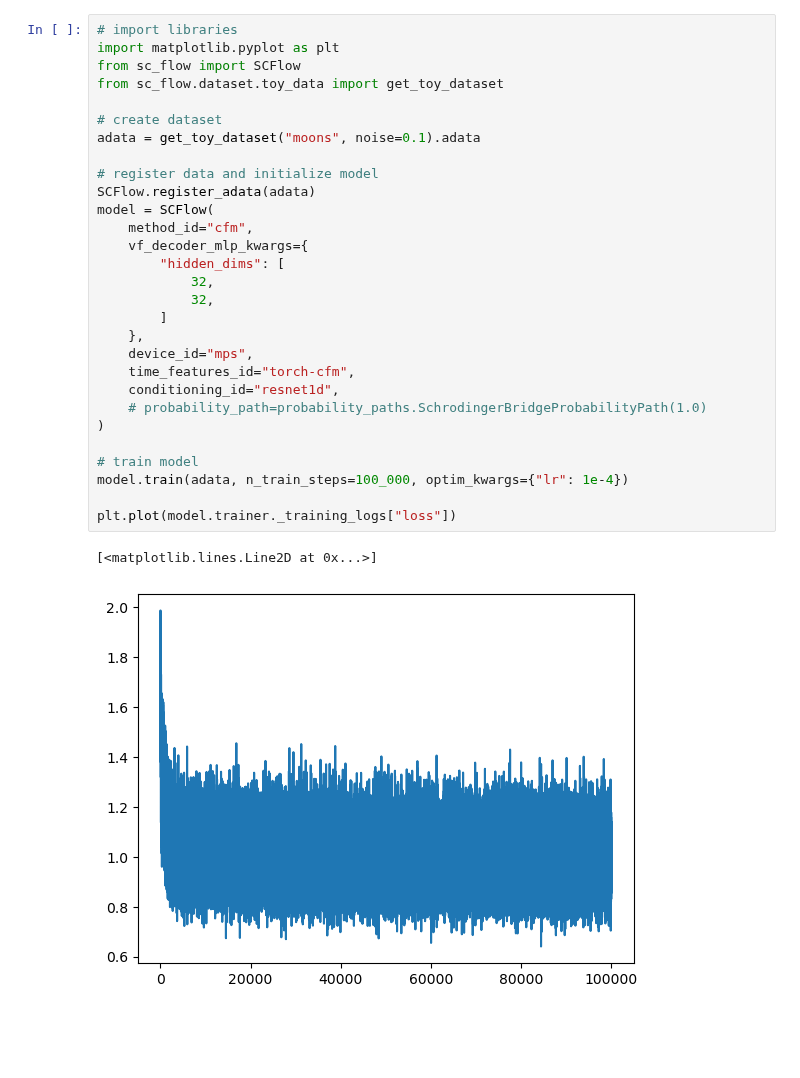
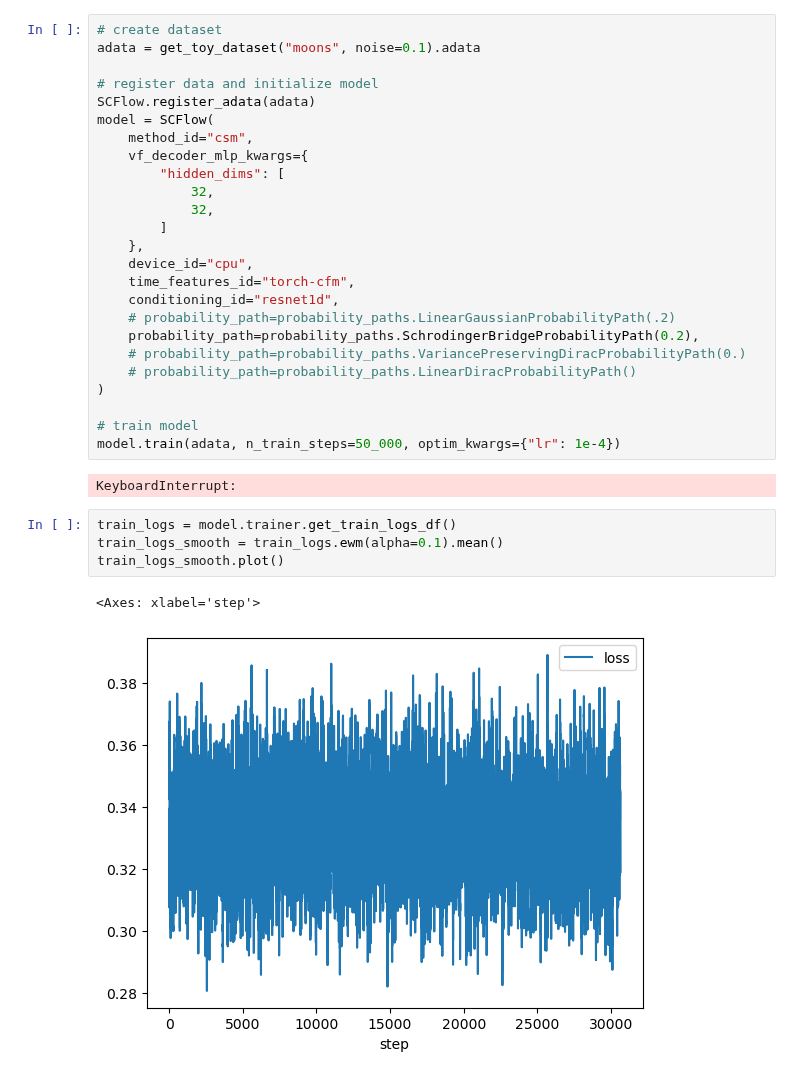
Before and after one commit to theislab/sckitflow, a Jupyter notebook: docs/notebooks/try_cfm_toy.ipynb, the cells around one changed output. Saved outputs shown, nothing was run; the diff lists cells and outputs as text; blank space fills up the shorter version.

```diff
--- a/docs/notebooks/try_cfm_toy.ipynb
+++ b/docs/notebooks/try_cfm_toy.ipynb
@@ -1,32 +12,34 @@
 # %%
-# import libraries
-import matplotlib.pyplot as plt
-from sc_flow import SCFlow
-from sc_flow.dataset.toy_data import get_toy_dataset
-
 # create dataset
 adata = get_toy_dataset("moons", noise=0.1).adata
 
 # register data and initialize model
 SCFlow.register_adata(adata)
 model = SCFlow(
-    method_id="cfm",
+    method_id="csm",
     vf_decoder_mlp_kwargs={
         "hidden_dims": [
             32,
             32,
         ]
     },
-    device_id="mps",
+    device_id="cpu",
     time_features_id="torch-cfm",
     conditioning_id="resnet1d",
-    # probability_path=probability_paths.SchrodingerBridgeProbabilityPath(1.0)
+    # probability_path=probability_paths.LinearGaussianProbabilityPath(.2)
+    probability_path=probability_paths.SchrodingerBridgeProbabilityPath(0.2),
+    # probability_path=probability_paths.VariancePreservingDiracProbabilityPath(0.)
+    # probability_path=probability_paths.LinearDiracProbabilityPath()
 )
 
 # train model
-model.train(adata, n_train_steps=100_000, optim_kwargs={"lr": 1e-4})
-
-plt.plot(model.trainer._training_logs["loss"])
+model.train(adata, n_train_steps=50_000, optim_kwargs={"lr": 1e-4})
 # %% [output]
-[<matplotlib.lines.Line2D at 0x...>]
+KeyboardInterrupt:
-[figure, removed]
+# %%
+train_logs = model.trainer.get_train_logs_df()
+train_logs_smooth = train_logs.ewm(alpha=0.1).mean()
+train_logs_smooth.plot()
+# %% [output]
+<Axes: xlabel='step'>
+[figure, added]
```
Also changed, not shown: parts of 4 cells of this notebook, 6 other files.
